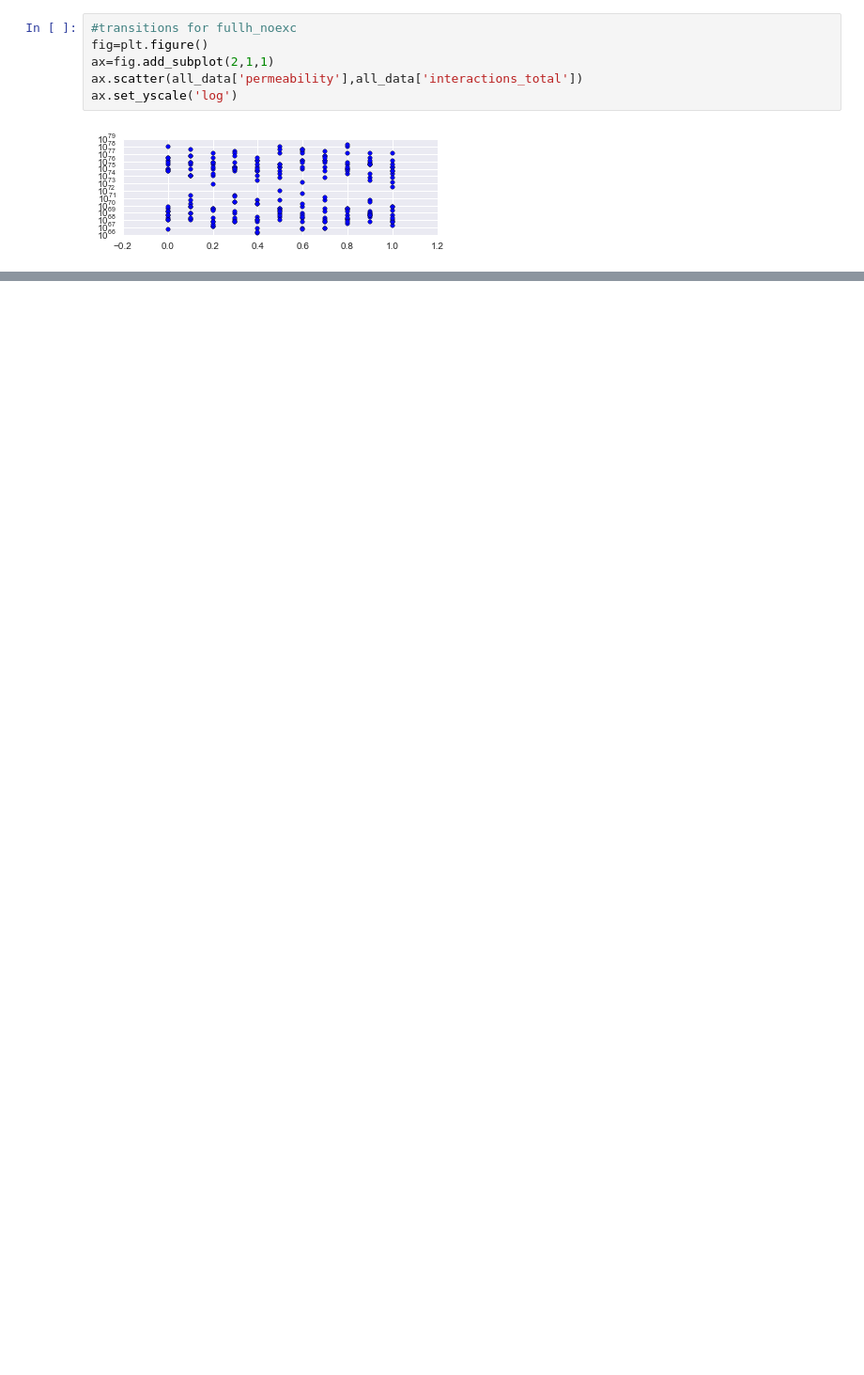
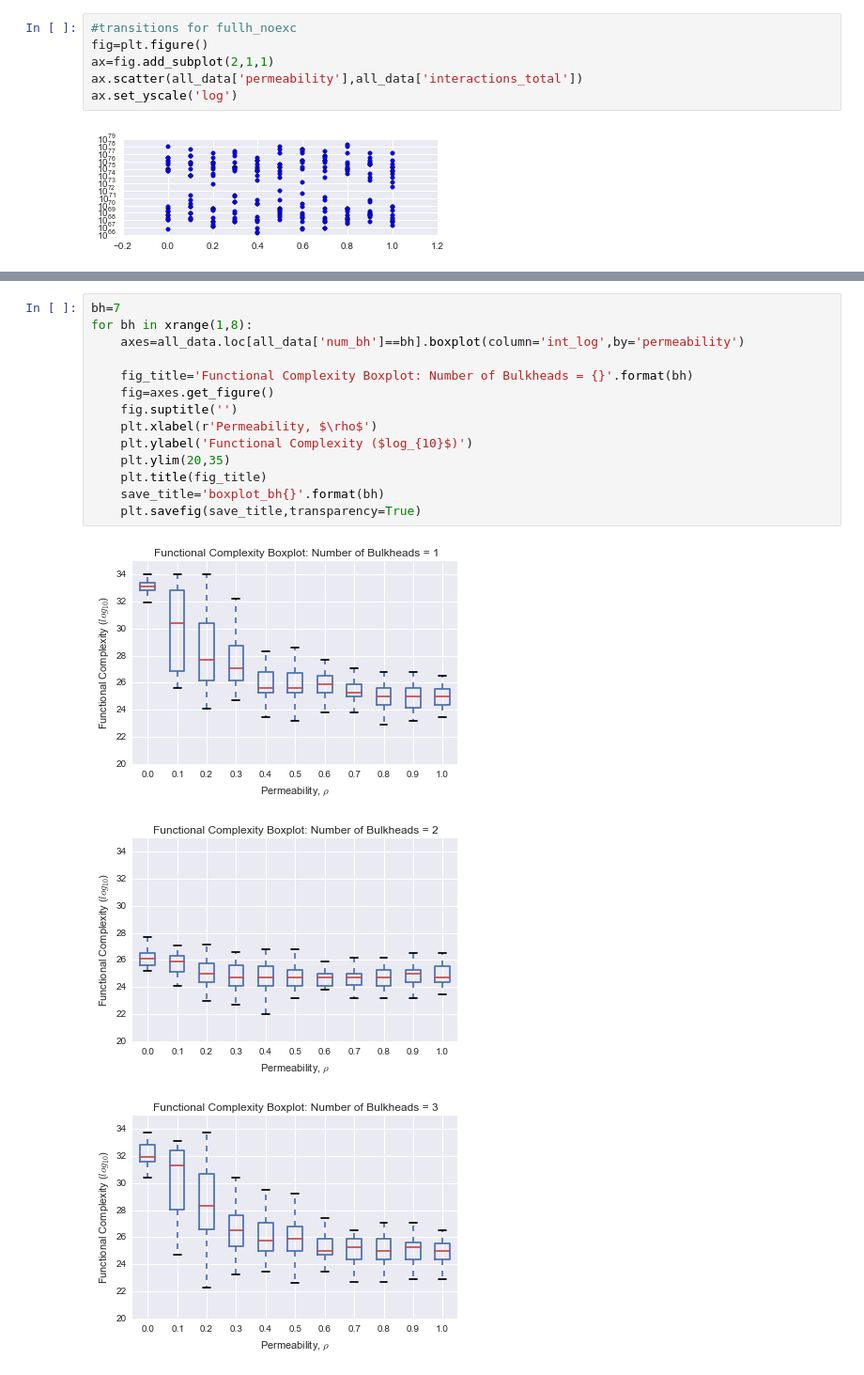
Before and after one commit to colinsh21/Python, a Jupyter notebook: ipython/ShipNET/perm sweep analysis.ipynb, the cells around one changed output, grey strips where cells are left out. Shown at 94% size. Cells and saved outputs as stored; diff of their text form; blank space fills up the shorter version.

```diff
--- a/ipython/ShipNET/perm sweep analysis.ipynb
+++ b/ipython/ShipNET/perm sweep analysis.ipynb
@@ -161,0 +225,18 @@ ax.set_yscale('log')
+# %%
+bh=7
+for bh in xrange(1,8):
+    axes=all_data.loc[all_data['num_bh']==bh].boxplot(column='int_log',by='permeability')
+
+    fig_title='Functional Complexity Boxplot: Number of Bulkheads = {}'.format(bh)
+    fig=axes.get_figure()
+    fig.suptitle('')
+    plt.xlabel(r'Permeability, $\rho$')
+    plt.ylabel('Functional Complexity ($log_{10}$)')
+    plt.ylim(20,35)
+    plt.title(fig_title)
+    save_title='boxplot_bh{}'.format(bh)
+    plt.savefig(save_title,transparency=True)
+# %% [output]
+[figure, added]
+[figure, added]
+[figure, added]
```
Also changed, not shown: parts of 15 cells of this notebook, 2 other files.
